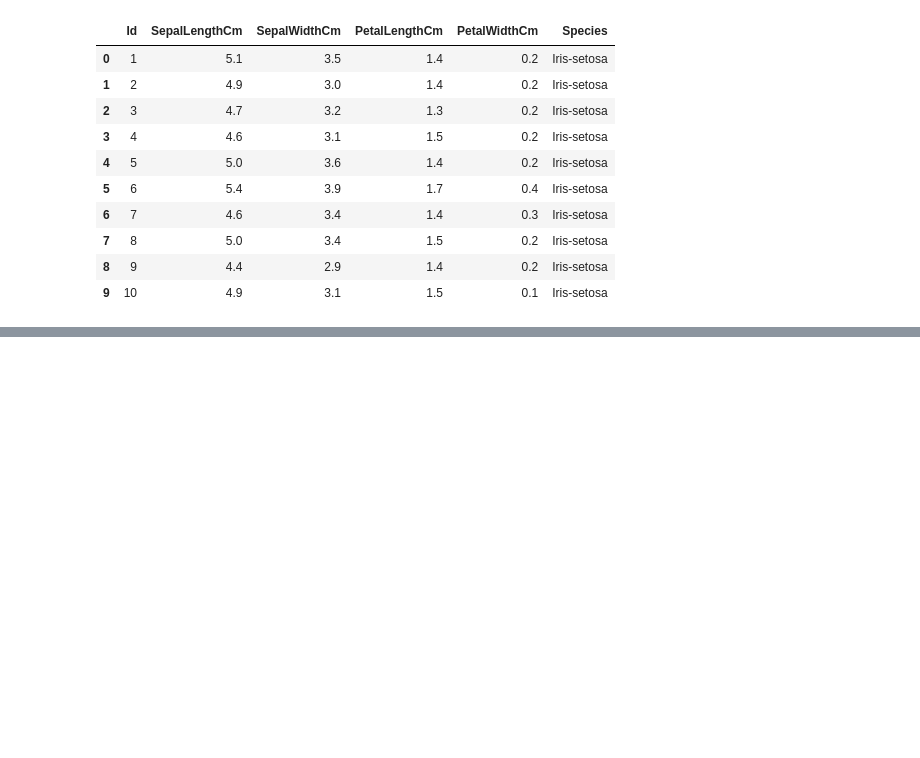
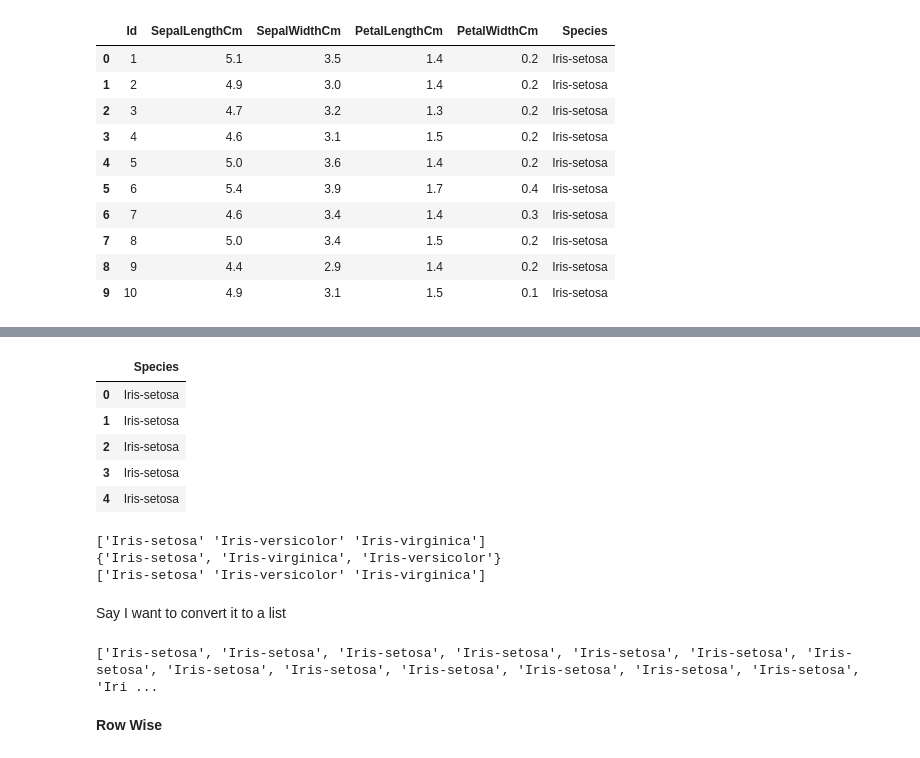
Before and after one commit to jazzy-org/Python-4, a Jupyter notebook: Playing_With_Data/01_Playing_With_Data.ipynb, the cells around one changed output, grey strips where cells are left out. Drawn from its saved outputs; the diff is of its cells as text; code cells hidden in the pictures; blank space fills up the shorter version.

```diff
--- a/Playing_With_Data/01_Playing_With_Data.ipynb
+++ b/Playing_With_Data/01_Playing_With_Data.ipynb
@@ -91,0 +145,26 @@ dataframe.shape
+# %%
+species.head()
+# %% [output]
+|  | Species |
+| 0 | Iris-setosa |
+| 1 | Iris-setosa |
+| 2 | Iris-setosa |
+| 3 | Iris-setosa |
+| 4 | Iris-setosa |
+# %%
+print(species.unique())
+print(set(species))
+print(dataframe['Species'].unique())
+# %% [output]
+['Iris-setosa' 'Iris-versicolor' 'Iris-virginica']
+{'Iris-setosa', 'Iris-virginica', 'Iris-versicolor'}
+['Iris-setosa' 'Iris-versicolor' 'Iris-virginica']
+# %% [markdown]
+Say I want to convert it to a list
+# %%
+list_species = list(species)
+print(list_species)
+# %% [output]
+['Iris-setosa', 'Iris-setosa', 'Iris-setosa', 'Iris-setosa', 'Iris-setosa', 'Iris-setosa', 'Iris-setosa', 'Iris-setosa', 'Iris-setosa', 'Iris-setosa', 'Iris-setosa', 'Iris-setosa', 'Iris-setosa', 'Iri ...
+# %% [markdown]
+<b>Row Wise</b>
```
Also changed, not shown: parts of 12 cells of this notebook.
